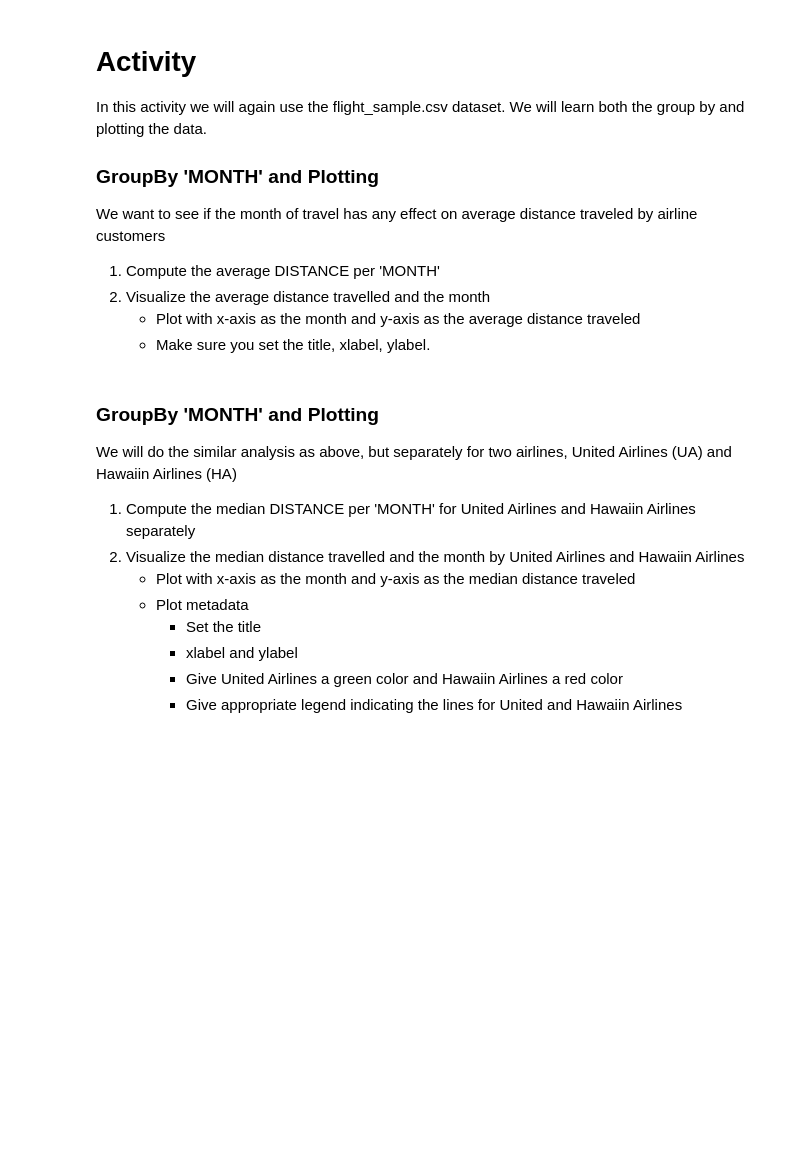
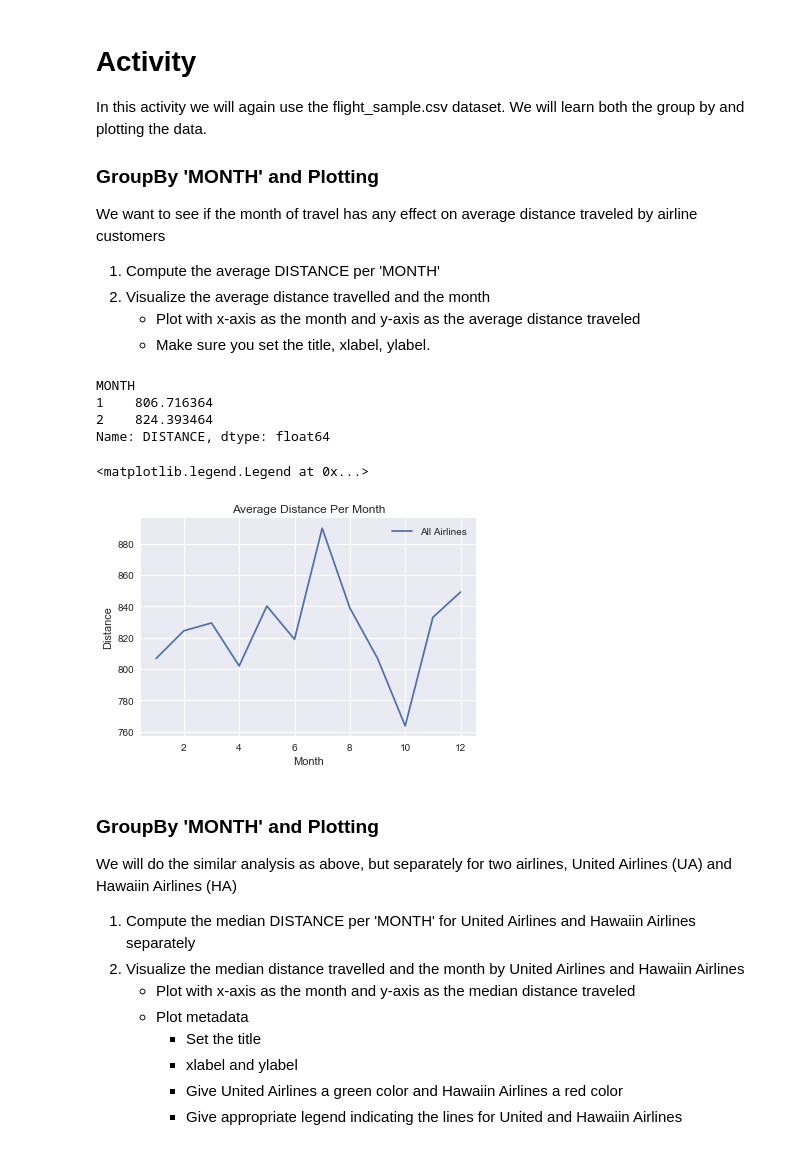
Before and after one commit to jarp/SP22-ITAO, a Jupyter notebook: Class_19_Matplotlib.ipynb, the cells around one changed output. Drawn from its saved outputs; the diff is of its cells as text; code cells hidden in the pictures; blank space fills up the shorter version.

```diff
--- a/Class_19_Matplotlib.ipynb
+++ b/Class_19_Matplotlib.ipynb
@@ -482,8 +604,25 @@ We want to see if the month of travel has any effect on average distance travele
 flights.head()
 # %%
 # get average distance by month
+flights_by_month = flights.groupby(['MONTH'])
+distance_by_month = flights_by_month['DISTANCE'].mean()
+distance_by_month[:2]
+# %% [output]
+MONTH
+1    806.716364
+2    824.393464
+Name: DISTANCE, dtype: float64
 # %%
 # plot with meta data (x and y labels, legend, and title)
+fig,ax = plt.subplots()
+ax.plot(distance_by_month, label="All Airlines")
+ax.set_title(label="Average Distance Per Month")
+ax.set_ylabel("Distance")
+ax.set_xlabel("Month")
+ax.legend()
+# %% [output]
+<matplotlib.legend.Legend at 0x...>
+[figure, added]
 # %% [markdown]
 
 ### GroupBy 'MONTH' and Plotting
```
Also changed, not shown: parts of 35 cells of this notebook, 1 other file.
